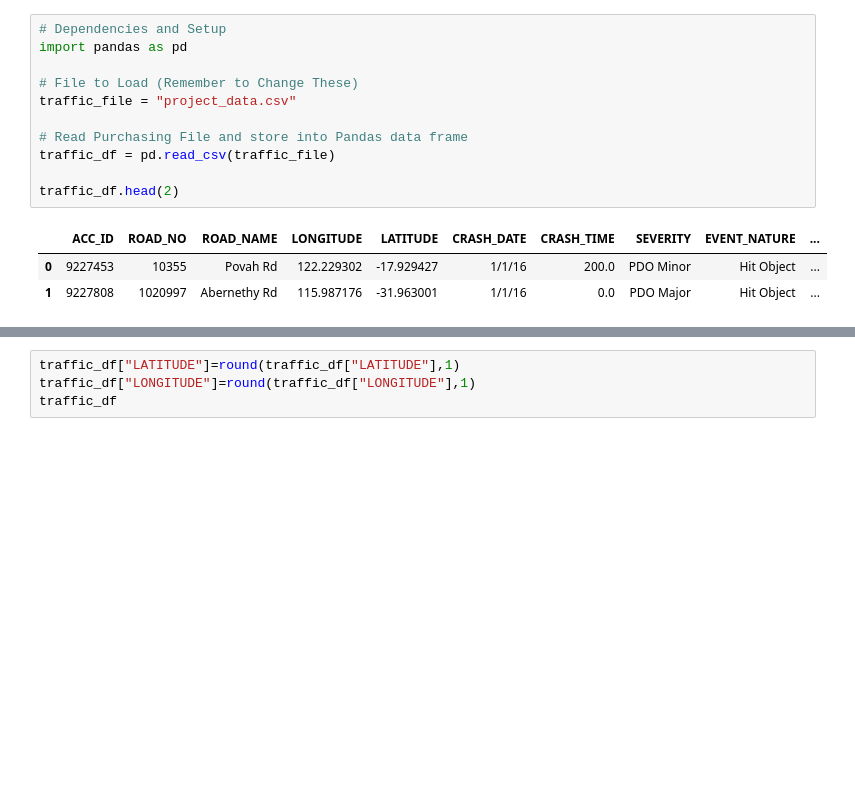
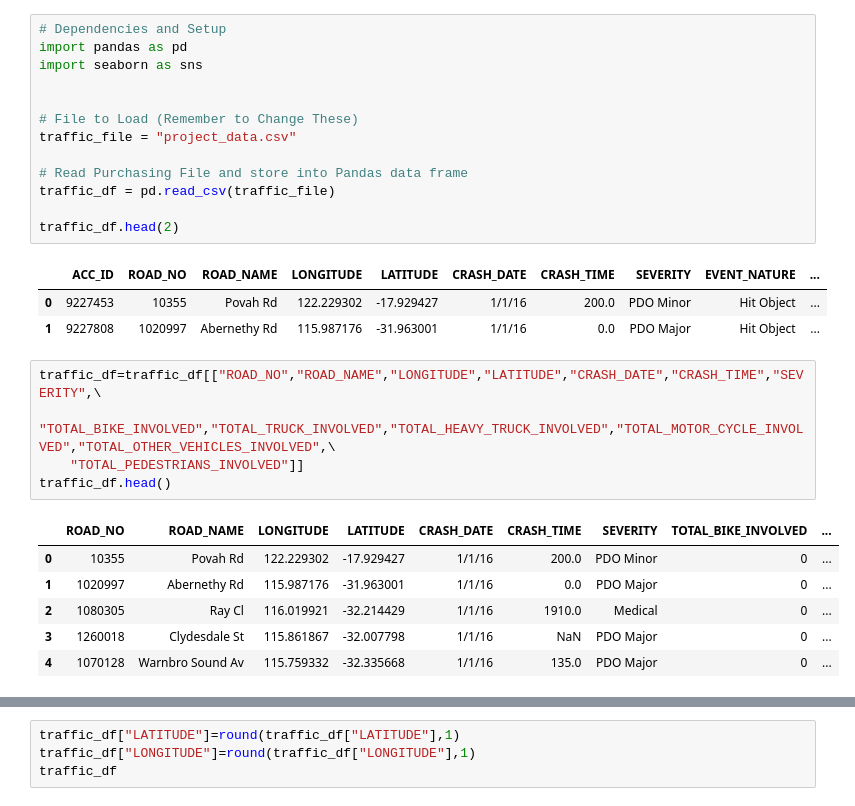
Before and after one commit to NZeinali/project_one, a Jupyter notebook: project1.ipynb, the cells around one changed output, grey strips where cells are left out. Drawn from its saved outputs; the diff is of its cells as text; blank space fills up the shorter version.

```diff
--- a/project1.ipynb
+++ b/project1.ipynb
@@ -1,6 +1,8 @@
 # %%
 # Dependencies and Setup
 import pandas as pd
+import seaborn as sns
+
 
 # File to Load (Remember to Change These)
 traffic_file = "project_data.csv"
@@ -13,6 +15,18 @@ traffic_df.head(2)
 |  | ACC_ID | ROAD_NO | ROAD_NAME | LONGITUDE | LATITUDE | CRASH_DATE | CRASH_TIME | SEVERITY | EVENT_NATURE | ... |
 | 0 | 9227453 | 10355 | Povah Rd | 122.229302 | -17.929427 | 1/1/16 | 200.0 | PDO Minor | Hit Object | ... |
 | 1 | 9227808 | 1020997 | Abernethy Rd | 115.987176 | -31.963001 | 1/1/16 | 0.0 | PDO Major | Hit Object | ... |
+# %%
+traffic_df=traffic_df[["ROAD_NO","ROAD_NAME","LONGITUDE","LATITUDE","CRASH_DATE","CRASH_TIME","SEVERITY",\
+    "TOTAL_BIKE_INVOLVED","TOTAL_TRUCK_INVOLVED","TOTAL_HEAVY_TRUCK_INVOLVED","TOTAL_MOTOR_CYCLE_INVOLVED","TOTAL_OTHER_VEHICLES_INVOLVED",\
+    "TOTAL_PEDESTRIANS_INVOLVED"]]
+traffic_df.head()
+# %% [output]
+|  | ROAD_NO | ROAD_NAME | LONGITUDE | LATITUDE | CRASH_DATE | CRASH_TIME | SEVERITY | TOTAL_BIKE_INVOLVED | ... |
+| 0 | 10355 | Povah Rd | 122.229302 | -17.929427 | 1/1/16 | 200.0 | PDO Minor | 0 | ... |
+| 1 | 1020997 | Abernethy Rd | 115.987176 | -31.963001 | 1/1/16 | 0.0 | PDO Major | 0 | ... |
+| 2 | 1080305 | Ray Cl | 116.019921 | -32.214429 | 1/1/16 | 1910.0 | Medical | 0 | ... |
+| 3 | 1260018 | Clydesdale St | 115.861867 | -32.007798 | 1/1/16 | NaN | PDO Major | 0 | ... |
+| 4 | 1070128 | Warnbro Sound Av | 115.759332 | -32.335668 | 1/1/16 | 135.0 | PDO Major | 0 | ... |
 # %%
 traffic_for_speed=pd.DataFrame(traffic_df["ROAD_NO"])
 
```
Also changed, not shown: parts of 1 cell of this notebook.
